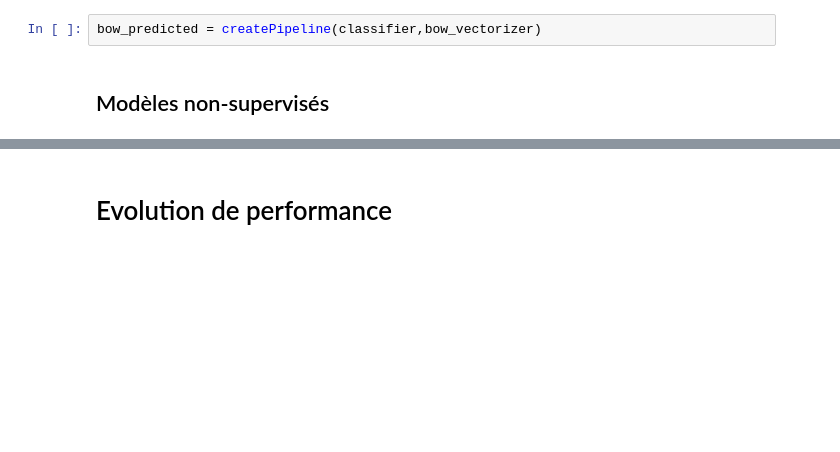
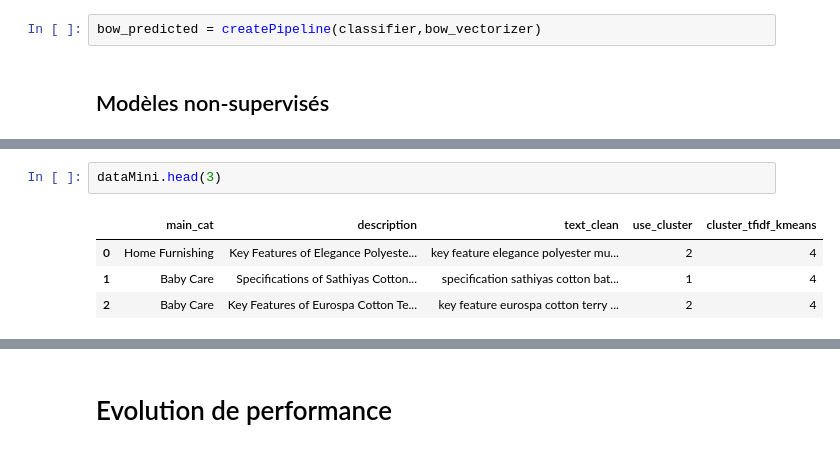
Before and after one commit to AbdulmagedALKHULAIFI/Automatic-classifer-consumer-goods, a Jupyter notebook: classifier.ipynb, the cells around one changed output, grey strips where cells are left out. Saved outputs shown, nothing was run; the diff lists cells and outputs as text; blank space fills up the shorter version.

```diff
--- a/classifier.ipynb
+++ b/classifier.ipynb
@@ -549,0 +554,7 @@ See the caveats in the documentation: https://pandas.pydata.org/pandas-docs/stab
+# %%
+dataMini.head(3)
+# %% [output]
+|  | main_cat | description | text_clean | use_cluster | cluster_tfidf_kmeans |
+| 0 | Home Furnishing | Key Features of Elegance Polyeste... | key feature elegance polyester mu... | 2 | 4 |
+| 1 | Baby Care | Specifications of Sathiyas Cotton... | specification sathiyas cotton bat... | 1 | 4 |
+| 2 | Baby Care | Key Features of Eurospa Cotton Te... | key feature eurospa cotton terry ... | 2 | 4 |
```
Also changed, not shown: parts of 20 cells of this notebook.
